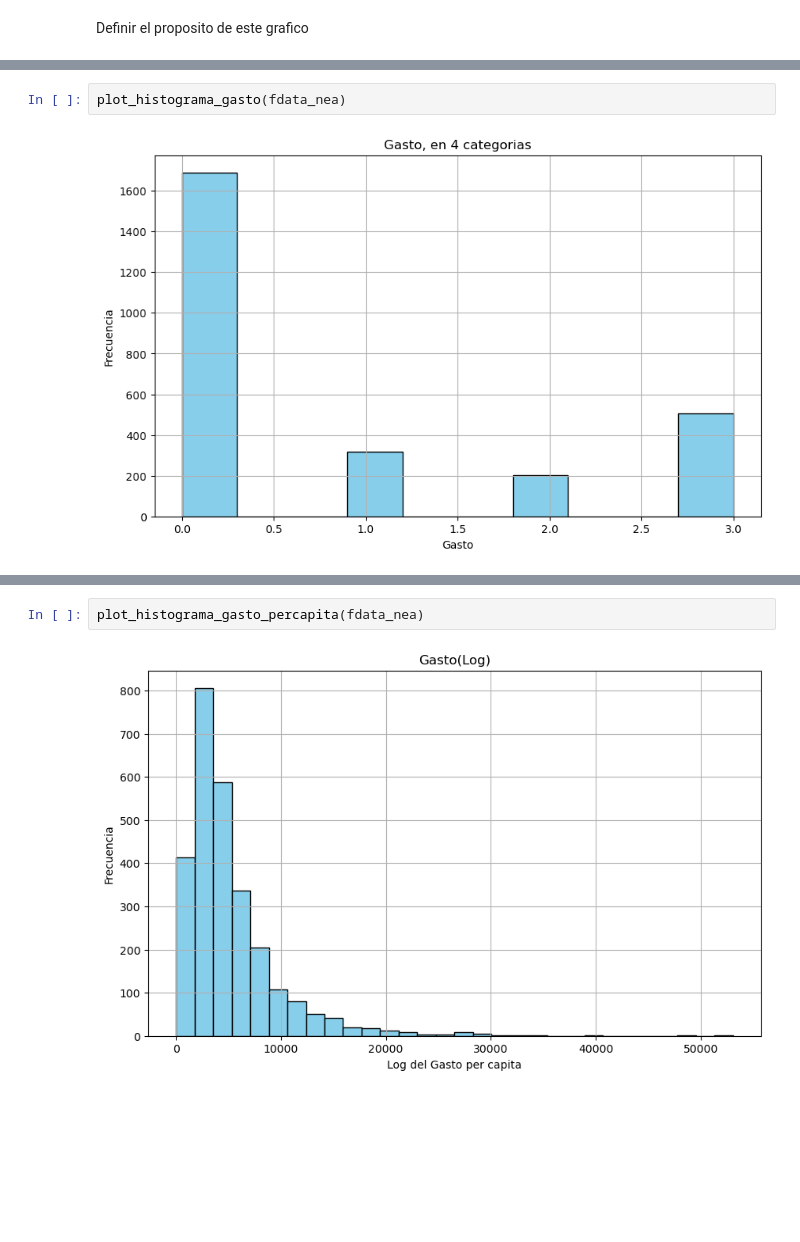
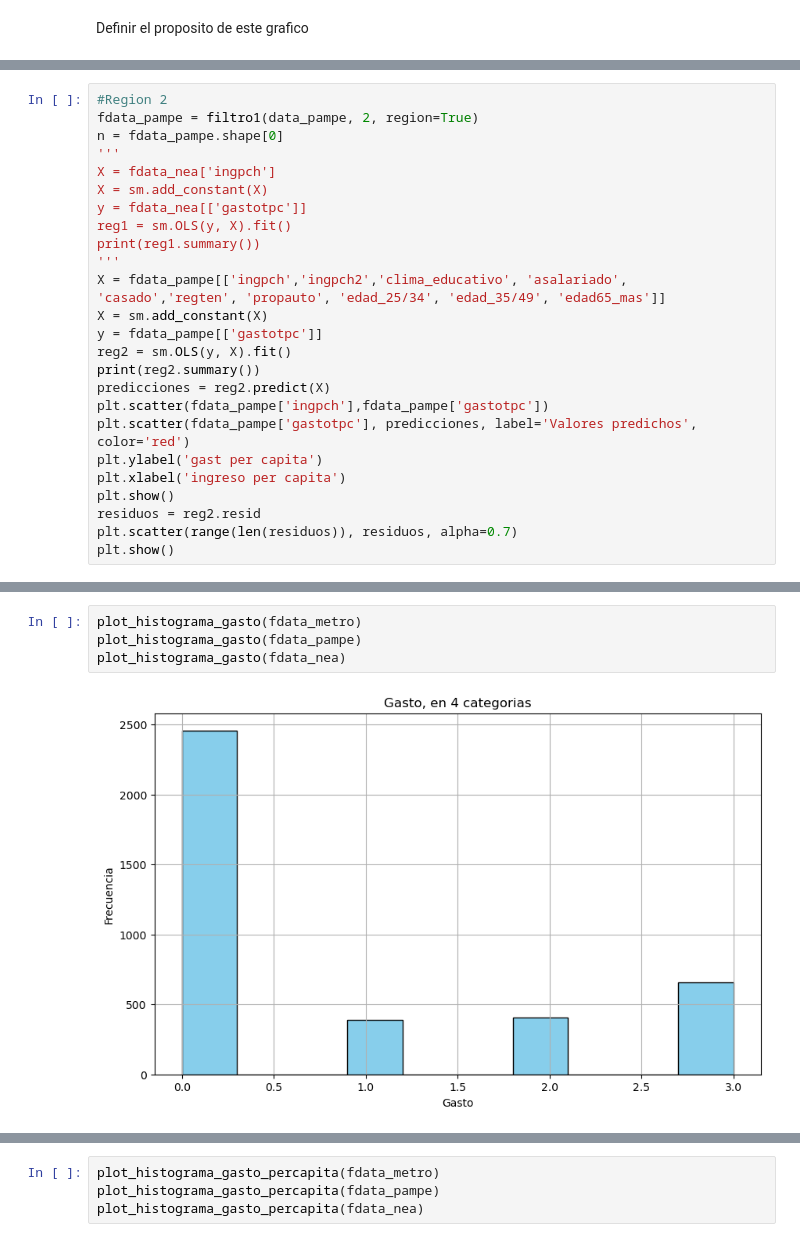
Before and after one commit to ivanfederodriguez/ENGHO, a Jupyter notebook: ENGHO Notebook.ipynb, the cells around one changed output, grey strips where cells are left out. Drawn from its saved outputs; the diff is of its cells as text; blank space fills up the shorter version.

```diff
--- a/ENGHO Notebook.ipynb
+++ b/ENGHO Notebook.ipynb
@@ -209,0 +204,25 @@ strong multicollinearity or other numerical problems.
+# %%
+#Region 2
+fdata_pampe = filtro1(data_pampe, 2, region=True)
+n = fdata_pampe.shape[0]
+'''
+X = fdata_nea['ingpch']
+X = sm.add_constant(X)
+y = fdata_nea[['gastotpc']]
+reg1 = sm.OLS(y, X).fit()
+print(reg1.summary())
+'''
+X = fdata_pampe[['ingpch','ingpch2','clima_educativo', 'asalariado', 'casado','regten', 'propauto', 'edad_25/34', 'edad_35/49', 'edad65_mas']]
+X = sm.add_constant(X)
+y = fdata_pampe[['gastotpc']]
+reg2 = sm.OLS(y, X).fit()
+print(reg2.summary())
+predicciones = reg2.predict(X)
+plt.scatter(fdata_pampe['ingpch'],fdata_pampe['gastotpc'])
+plt.scatter(fdata_pampe['gastotpc'], predicciones, label='Valores predichos', color='red')
+plt.ylabel('gast per capita')
+plt.xlabel('ingreso per capita')
+plt.show()
+residuos = reg2.resid
+plt.scatter(range(len(residuos)), residuos, alpha=0.7)
+plt.show()
@@ -210,4 +294,6 @@ strong multicollinearity or other numerical problems.
 # %%
+plot_histograma_gasto(fdata_metro)
+plot_histograma_gasto(fdata_pampe)
 plot_histograma_gasto(fdata_nea)
 # %% [output]
-[figure, old version]
+[figure, new version]
@@ -214,5 +302,5 @@ plot_histograma_gasto(fdata_nea)
 # %%
+plot_histograma_gasto_percapita(fdata_metro)
+plot_histograma_gasto_percapita(fdata_pampe)
 plot_histograma_gasto_percapita(fdata_nea)
-# %% [output]
-[figure, removed]
 # %%
```
Also changed, not shown: parts of 12 cells of this notebook.
